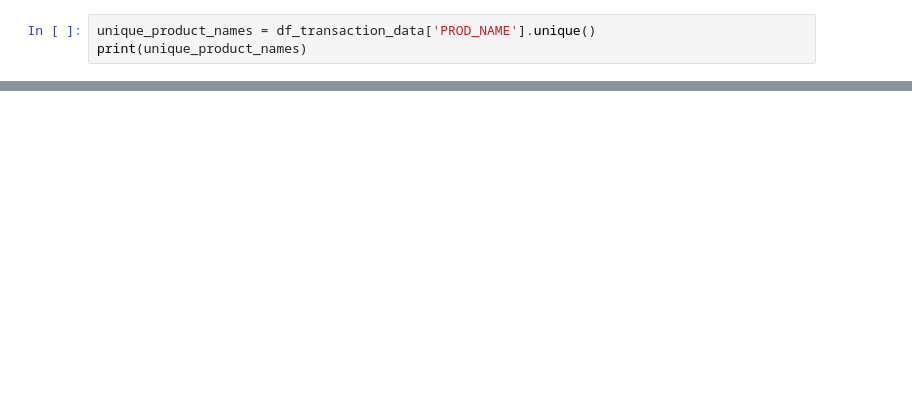
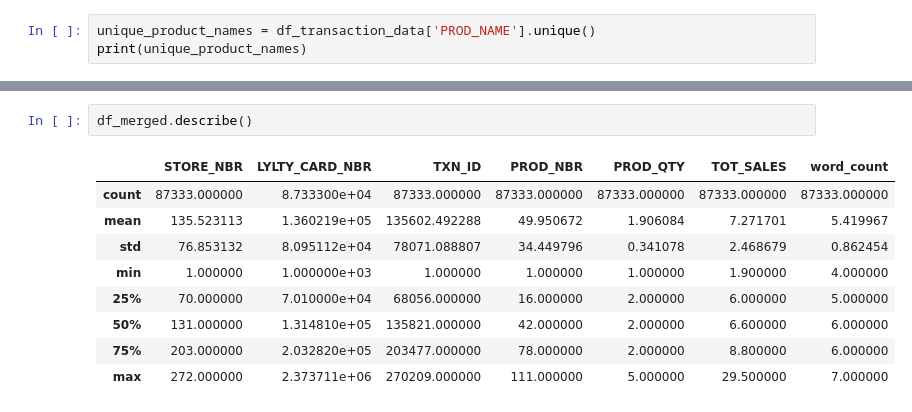
Before and after one commit to ramolefeg/profile, a Jupyter notebook: Quantium_Internship_task1_1.ipynb, the cells around one changed output, grey strips where cells are left out. Saved outputs shown, nothing was run; the diff lists cells and outputs as text; blank space fills up the shorter version.

```diff
--- a/Quantium_Internship_task1_1.ipynb
+++ b/Quantium_Internship_task1_1.ipynb
@@ -398,0 +395,12 @@ df_transactions_chips.tail()
+# %%
+df_merged.describe()
+# %% [output]
+|  | STORE_NBR | LYLTY_CARD_NBR | TXN_ID | PROD_NBR | PROD_QTY | TOT_SALES | word_count |
+| count | 87333.000000 | 8.733300e+04 | 87333.000000 | 87333.000000 | 87333.000000 | 87333.000000 | 87333.000000 |
+| mean | 135.523113 | 1.360219e+05 | 135602.492288 | 49.950672 | 1.906084 | 7.271701 | 5.419967 |
+| std | 76.853132 | 8.095112e+04 | 78071.088807 | 34.449796 | 0.341078 | 2.468679 | 0.862454 |
+| min | 1.000000 | 1.000000e+03 | 1.000000 | 1.000000 | 1.000000 | 1.900000 | 4.000000 |
+| 25% | 70.000000 | 7.010000e+04 | 68056.000000 | 16.000000 | 2.000000 | 6.000000 | 5.000000 |
+| 50% | 131.000000 | 1.314810e+05 | 135821.000000 | 42.000000 | 2.000000 | 6.600000 | 6.000000 |
+| 75% | 203.000000 | 2.032820e+05 | 203477.000000 | 78.000000 | 2.000000 | 8.800000 | 6.000000 |
+| max | 272.000000 | 2.373711e+06 | 270209.000000 | 111.000000 | 5.000000 | 29.500000 | 7.000000 |
```
Also changed, not shown: parts of 37 cells of this notebook.
